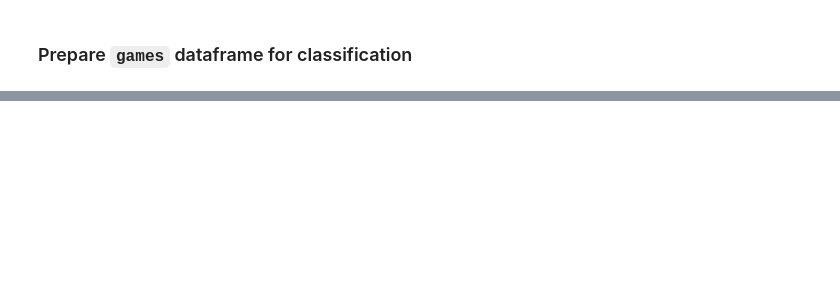
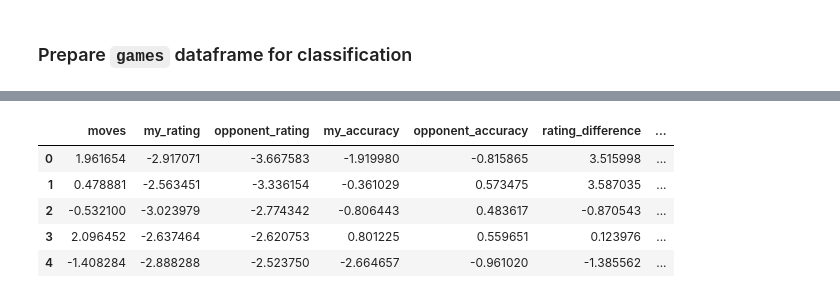
Before and after one commit to zainsiddiqii/My-Chess-Progression, a Jupyter notebook: ML_Preprocessing.ipynb, the cells around one changed output, grey strips where cells are left out. Saved outputs shown, nothing was run; the diff lists cells and outputs as text; code cells hidden in the pictures; blank space fills up the shorter version.

```diff
--- a/ML_Preprocessing.ipynb
+++ b/ML_Preprocessing.ipynb
@@ -387,2 +217,16 @@ games.head()
+# %%
+# normalise the numerical variables
+from sklearn.preprocessing import StandardScaler
+scaler = StandardScaler()
+games[numerical_vars] = scaler.fit_transform(games[numerical_vars])
+
+games.head()
+# %% [output]
+|  | moves | my_rating | opponent_rating | my_accuracy | opponent_accuracy | rating_difference | ... |
+| 0 | 1.961654 | -2.917071 | -3.667583 | -1.919980 | -0.815865 | 3.515998 | ... |
+| 1 | 0.478881 | -2.563451 | -3.336154 | -0.361029 | 0.573475 | 3.587035 | ... |
+| 2 | -0.532100 | -3.023979 | -2.774342 | -0.806443 | 0.483617 | -0.870543 | ... |
+| 3 | 2.096452 | -2.637464 | -2.620753 | 0.801225 | 0.559651 | 0.123976 | ... |
+| 4 | -1.408284 | -2.888288 | -2.523750 | -2.664657 | -0.961020 | -1.385562 | ... |
 # %%
 games.to_csv('data\ML_processed.csv', index = False)
```
Also changed, not shown: parts of 17 cells of this notebook, 8 other files.
